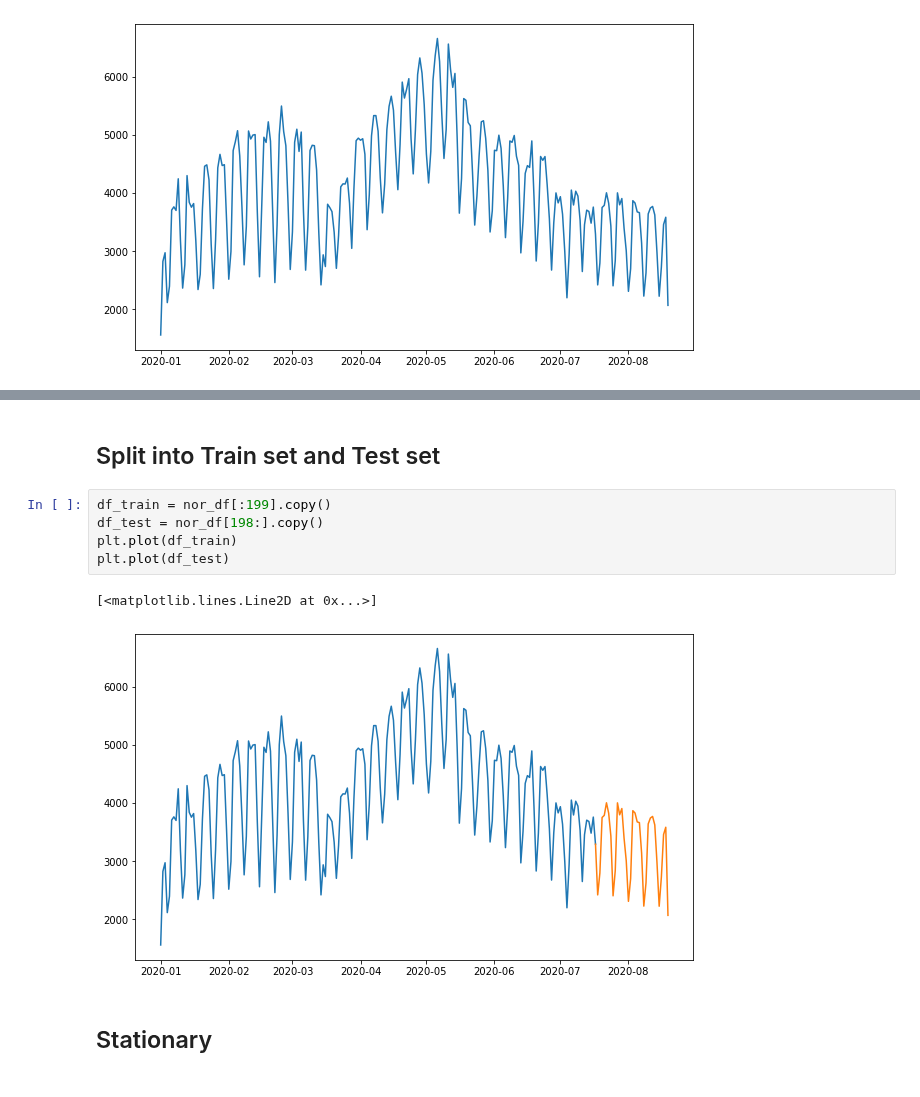
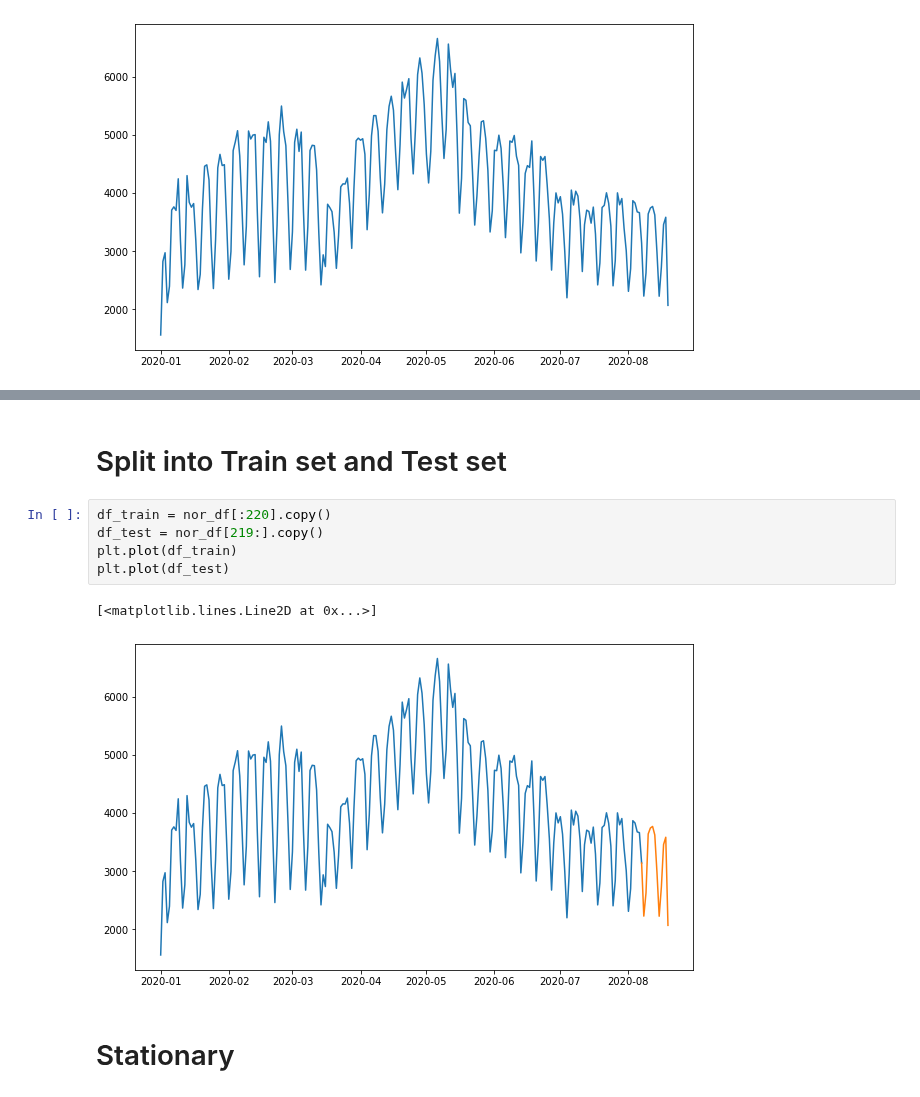
Before and after one commit to racenak/Time-Series-Forecasting, a Jupyter notebook: Web_Traffic.ipynb, the cells around one changed output, grey strips where cells are left out. Cells and saved outputs as stored; diff of their text form.

```diff
--- a/Web_Traffic.ipynb
+++ b/Web_Traffic.ipynb
@@ -106,16 +115,16 @@ plt.plot(nor_df)
 [figure]
 # %% [markdown]
-## Split into Train set and Test set
+# Split into Train set and Test set
 # %%
-df_train = nor_df[:199].copy()
-df_test = nor_df[198:].copy()
+df_train = nor_df[:220].copy()
+df_test = nor_df[219:].copy()
 plt.plot(df_train)
 plt.plot(df_test)
 # %% [output]
 [<matplotlib.lines.Line2D at 0x...>]
-[figure, old version]
+[figure, new version]
 # %% [markdown]
-## Stationary
+# Stationary
 # %%
 # Dickey Fuller Test
 
```
Also changed, not shown: parts of 17 cells of this notebook, 1 other file.
